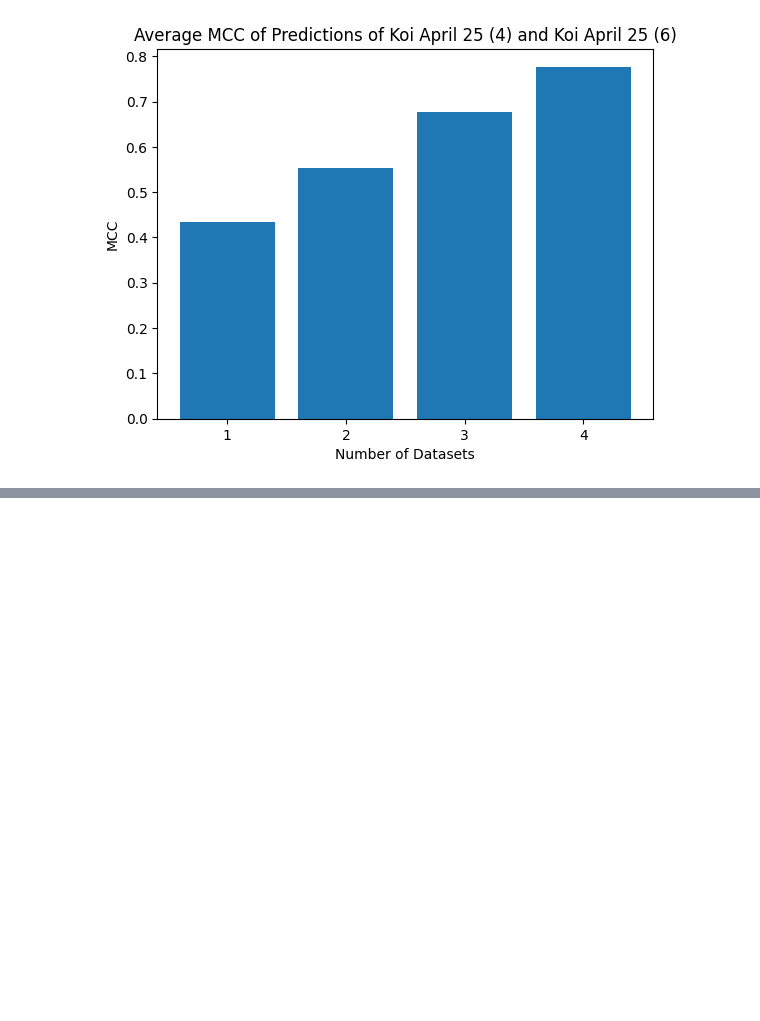
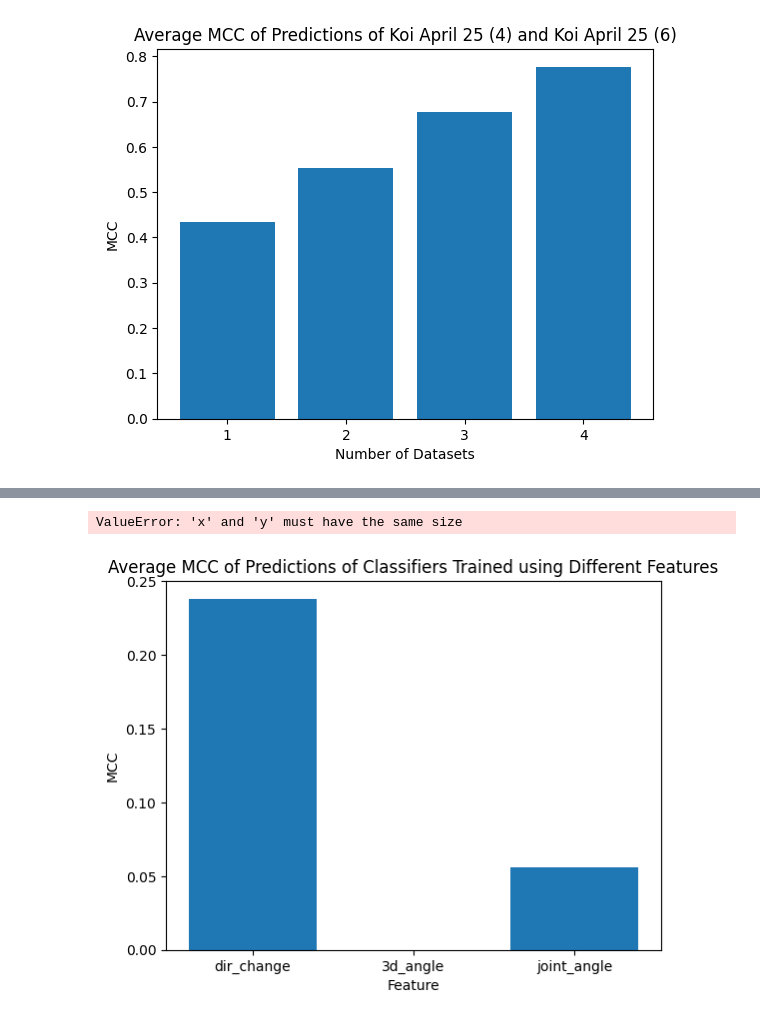
Before and after one commit to russell-ykh/monke, a Jupyter notebook: cla6fy.ipynb, the cells around one changed output, grey strips where cells are left out. Drawn from its saved outputs; the diff is of its cells as text; code cells hidden in the pictures; blank space fills up the shorter version.

```diff
--- a/cla6fy.ipynb
+++ b/cla6fy.ipynb
@@ -509,0 +586,45 @@ plt.show()
+# %%
+joints = [(5, 7, 9), (6, 8, 10), (7, 5, 6), (8, 6, 5),
+          (11, 13, 15), (12, 14, 16), (13, 11, 12), (14, 12, 11)]
+
+features = {"dir_change": lambda x : mf.changes_in_changes(mf.vel(x), 10, 0.1),
+            "3d_angle": lambda x : mf.changes_in_changes_in_phi_theta(x, 10, 0.1),
+            "joint_angle":lambda x : mf.changes_in_changes(mf.change_in_joint_angle(joints)(x), 10, 0.1)}
+# %%
+train_names_6d = ["koi_apr11", "koi_apr17", "koi_apr25", "koi_apr25_3"]
+test_names_6d = ["koi_apr25_4", "koi_apr25_6"]
+repeats = 5
+results_6d = {}
+
+clf = RandomForestClassifier(class_weight="balanced")
+
+for feature_name in features:
+    process = features[feature_name]
+    processed_data, processed_labels = process_data(pose_data_koi, labels_koi, process)
+    results_6d[feature_name] = []
+
+    for _ in range(repeats):
+        training_data, testing_data, training_labels, testing_labels = prep_train_test_data(processed_data, processed_labels, train_names_6d)
+
+        clf.fit(training_data, training_labels)
+
+        results_6d[feature_name].append(test_classify(clf, np.concatenate((testing_data["koi_apr25_4"], testing_data["koi_apr25_6"])), np.concatenate((testing_labels["koi_apr25_4"], testing_labels["koi_apr25_6"]))))
+# %%
+bar_heights_6d = []
+bar_vars_6d = []
+
+for feature_name in features:
+    mcc_6d = [x["mcc"] for x in results_6d[feature_name]]
+    avg_mcc = np.mean(mcc_6d)
+    variance_6d = np.var(mcc_6d)
+    bar_heights_6d.append(avg_mcc)
+    bar_vars_6d.append(variance_6d)
+
+plt.bar(features.keys(), bar_heights_6d)
+plt.title("Average MCC of Predictions of Classifiers Trained using Different Features")
+plt.xlabel("Feature")
+plt.ylabel("MCC")
+plt.errorbar(list(range(len(features))), variance_6d)
+# %% [output]
+ValueError: 'x' and 'y' must have the same size
+[figure, added]
```
Also changed, not shown: parts of 4 cells of this notebook, 17 other files.
